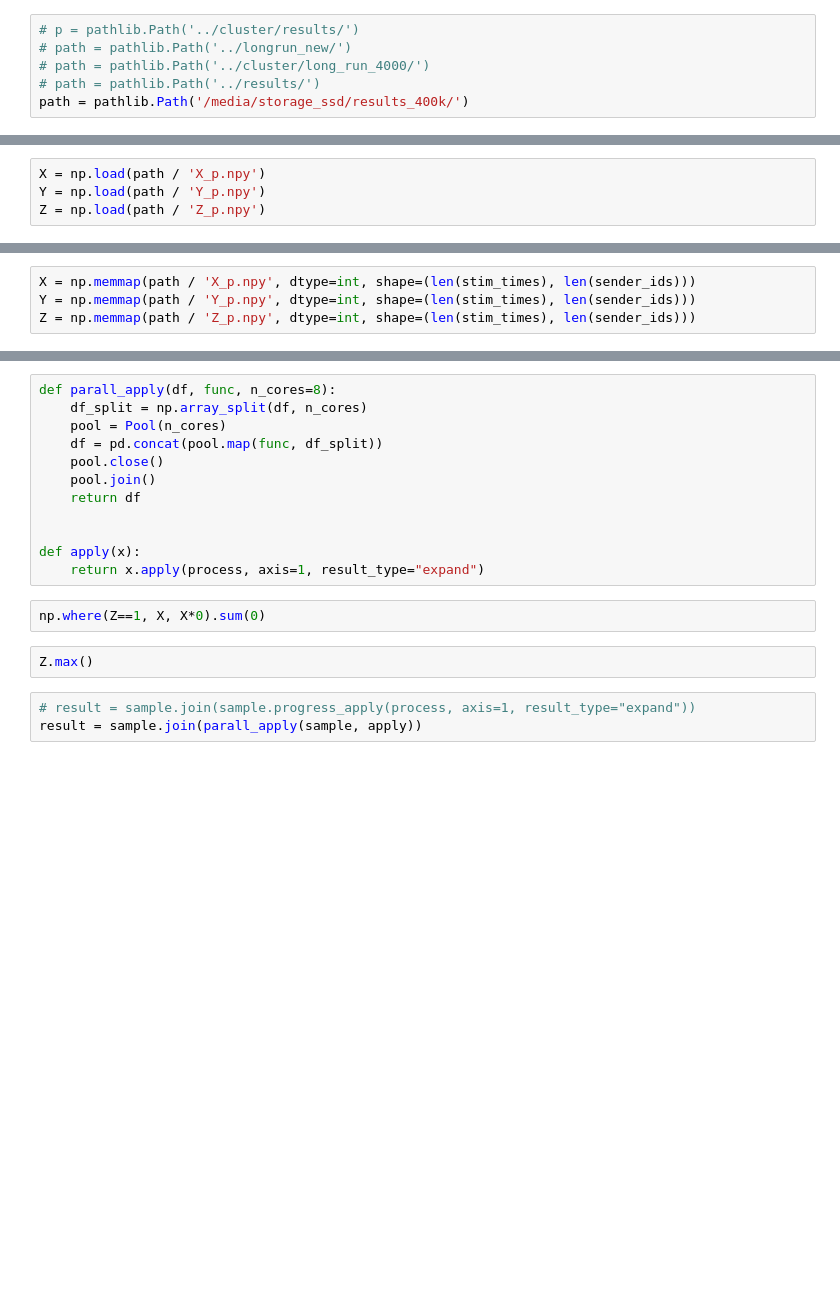
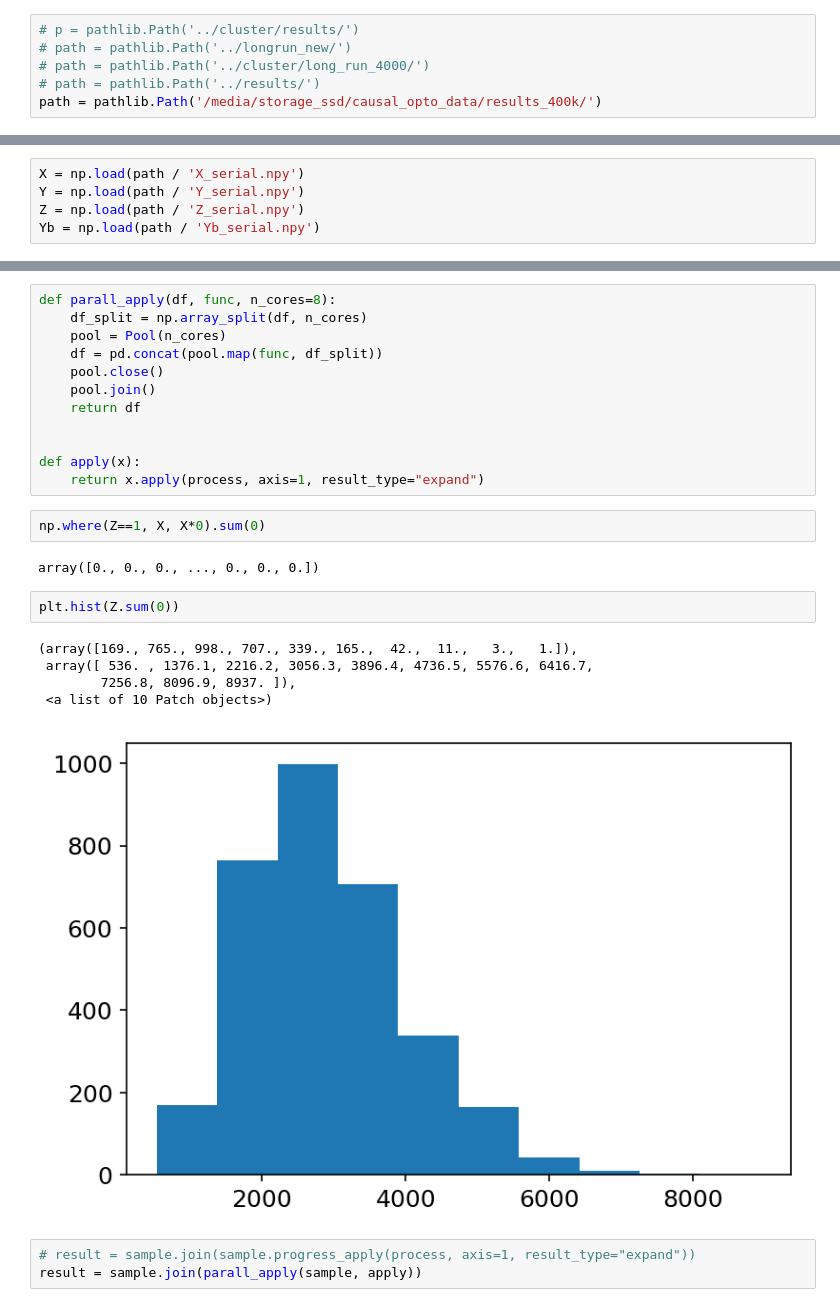
Before and after one commit to lepmik/causal-optogenetics-paper-data, a Jupyter notebook: notebooks/NEST-network-psc.ipynb, the cells around one changed output, grey strips where cells are left out. Drawn from its saved outputs; the diff is of its cells as text; blank space fills up the shorter version.

```diff
--- a/notebooks/NEST-network-psc.ipynb
+++ b/notebooks/NEST-network-psc.ipynb
@@ -32,7 +32,7 @@ plt.rcParams.update({
 # path = pathlib.Path('../longrun_new/')
 # path = pathlib.Path('../cluster/long_run_4000/')
 # path = pathlib.Path('../results/')
-path = pathlib.Path('/media/storage_ssd/results_400k/')
+path = pathlib.Path('/media/storage_ssd/causal_opto_data/results_400k/')
 # %%
 import json
 with open(str(path / 'params.json'), 'r') as f:
@@ -57,6 +57,7 @@ Failed to display Jupyter Widget of type HBox.
 If you're reading this message in the Jupyter Notebook or JupyterLab Notebook, it may mean that the widgets JavaScript is still loading. If this message persists, it likely means that the widgets Java ...
 If you're reading this message in another frontend (for example, a static rendering on GitHub or NBViewer), it may mean that your frontend doesn't currently support widgets.
 # %%
-X = np.load(path / 'X_p.npy')
-Y = np.load(path / 'Y_p.npy')
-Z = np.load(path / 'Z_p.npy')
+X = np.load(path / 'X_serial.npy')
+Y = np.load(path / 'Y_serial.npy')
+Z = np.load(path / 'Z_serial.npy')
+Yb = np.load(path / 'Yb_serial.npy')
@@ -65,7 +64,3 @@ ValueError: Cannot load file containing pickled data when allow_pickle=False
-# %%
-X = np.memmap(path / 'X_p.npy', dtype=int, shape=(len(stim_times), len(sender_ids)))
-Y = np.memmap(path / 'Y_p.npy', dtype=int, shape=(len(stim_times), len(sender_ids)))
-Z = np.memmap(path / 'Z_p.npy', dtype=int, shape=(len(stim_times), len(sender_ids)))
 # %% [markdown]
 # look at all
 # %%
@@ -134,8 +145,16 @@ def apply(x):
     return x.apply(process, axis=1, result_type="expand")
 # %%
 np.where(Z==1, X, X*0).sum(0)
+# %% [output]
+array([0., 0., 0., ..., 0., 0., 0.])
-# %%
-Z.max()
+# %%
+plt.hist(Z.sum(0))
+# %% [output]
+(array([169., 765., 998., 707., 339., 165.,  42.,  11.,   3.,   1.]),
+ array([ 536. , 1376.1, 2216.2, 3056.3, 3896.4, 4736.5, 5576.6, 6416.7,
+        7256.8, 8096.9, 8937. ]),
+ <a list of 10 Patch objects>)
+[figure, added]
 # %%
 # result = sample.join(sample.progress_apply(process, axis=1, result_type="expand"))
 result = sample.join(parall_apply(sample, apply))
```
Also changed, not shown: parts of 14 cells of this notebook, 6 other files.
